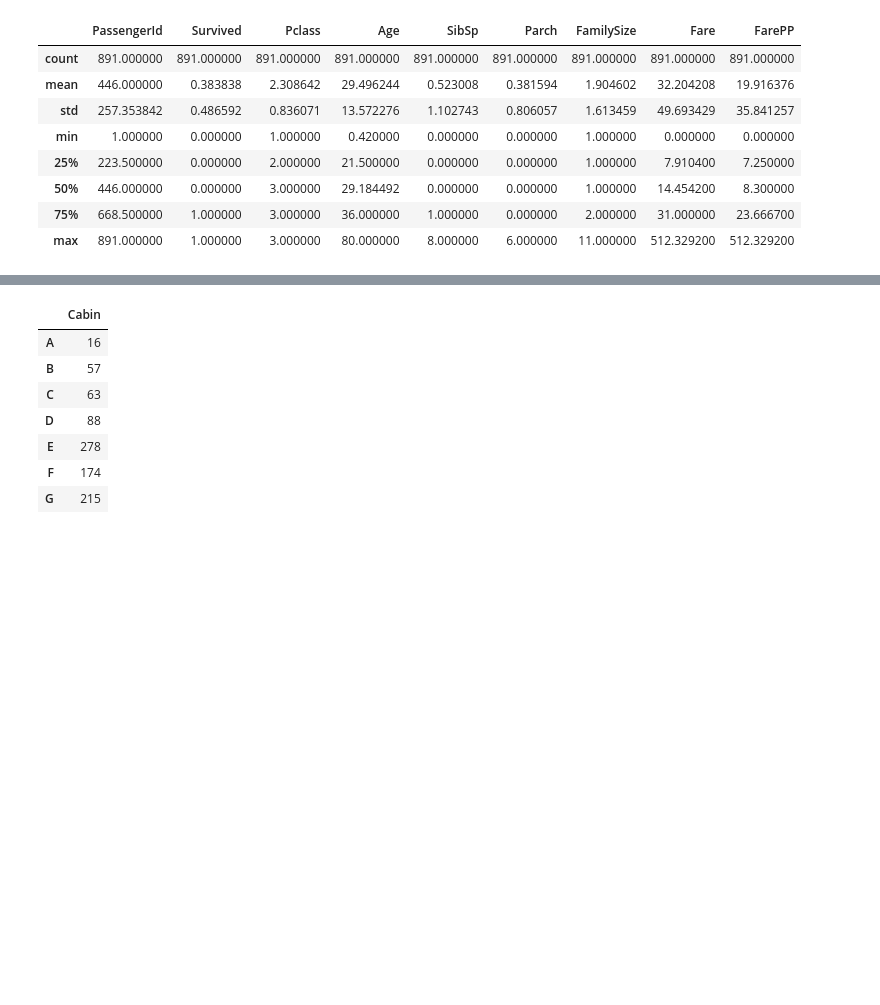
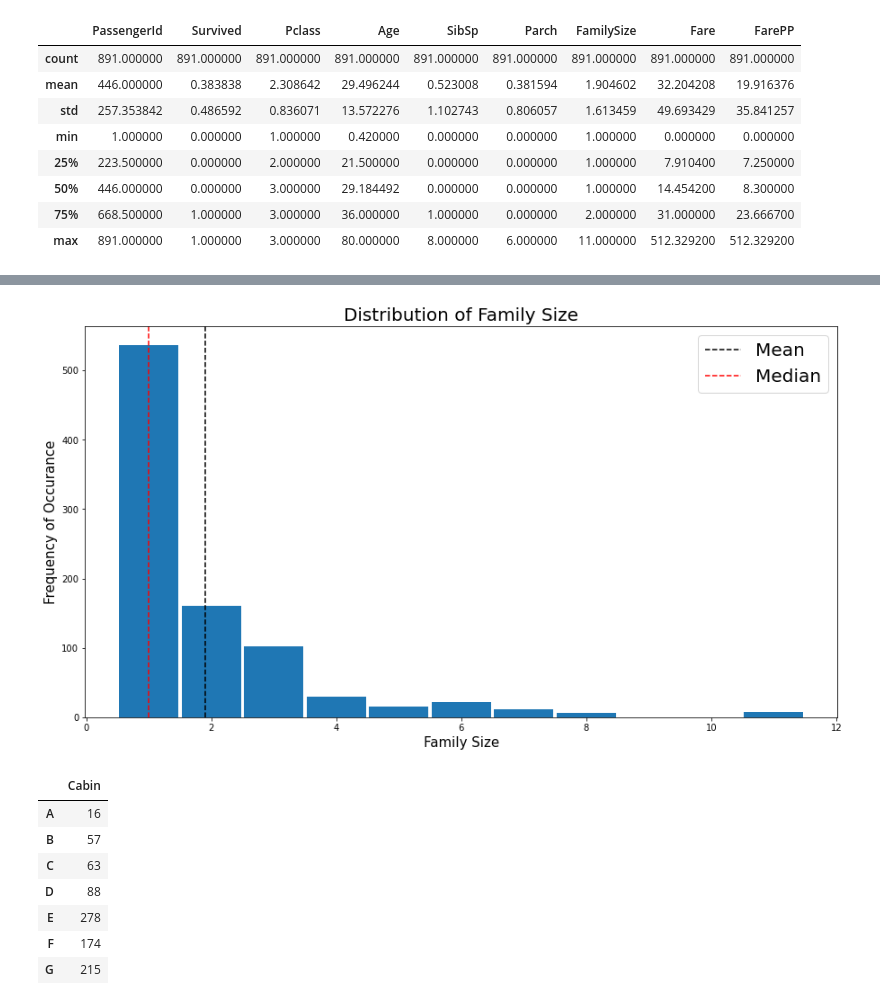
Before and after one commit to ddiston/Kaggle_Titanic, a Jupyter notebook: 01-Titanic_Preprocessing.ipynb, the cells around one changed output, grey strips where cells are left out. Saved outputs shown, nothing was run; the diff lists cells and outputs as text; code cells hidden in the pictures; blank space fills up the shorter version.

```diff
--- a/01-Titanic_Preprocessing.ipynb
+++ b/01-Titanic_Preprocessing.ipynb
@@ -854,3 +862,20 @@ plt.show()
+# %%
+plt.figure(figsize = (15,8))
+
+plt.bar(df['FamilySize'].value_counts().sort_index().index,
+        df['FamilySize'].value_counts().sort_index(), width = 0.95)
+
+plt.axvline(df['FamilySize'].mean(), ls = '--', color = 'black', label = 'Mean')
+plt.axvline(df['FamilySize'].median(), ls = '--', color = 'r', label = 'Median')
+
+plt.legend(fontsize = 20)
+plt.title('Distribution of Family Size', fontsize = 20)
+plt.xlabel('Family Size', fontsize = 15)
+plt.ylabel('Frequency of Occurance', fontsize = 15)
+
+plt.show()
+# %% [output]
+[figure, added]
 # %%
 cabin = df['Cabin'].value_counts().to_frame().sort_index()
 cabin
```
Also changed, not shown: parts of 11 cells of this notebook.
